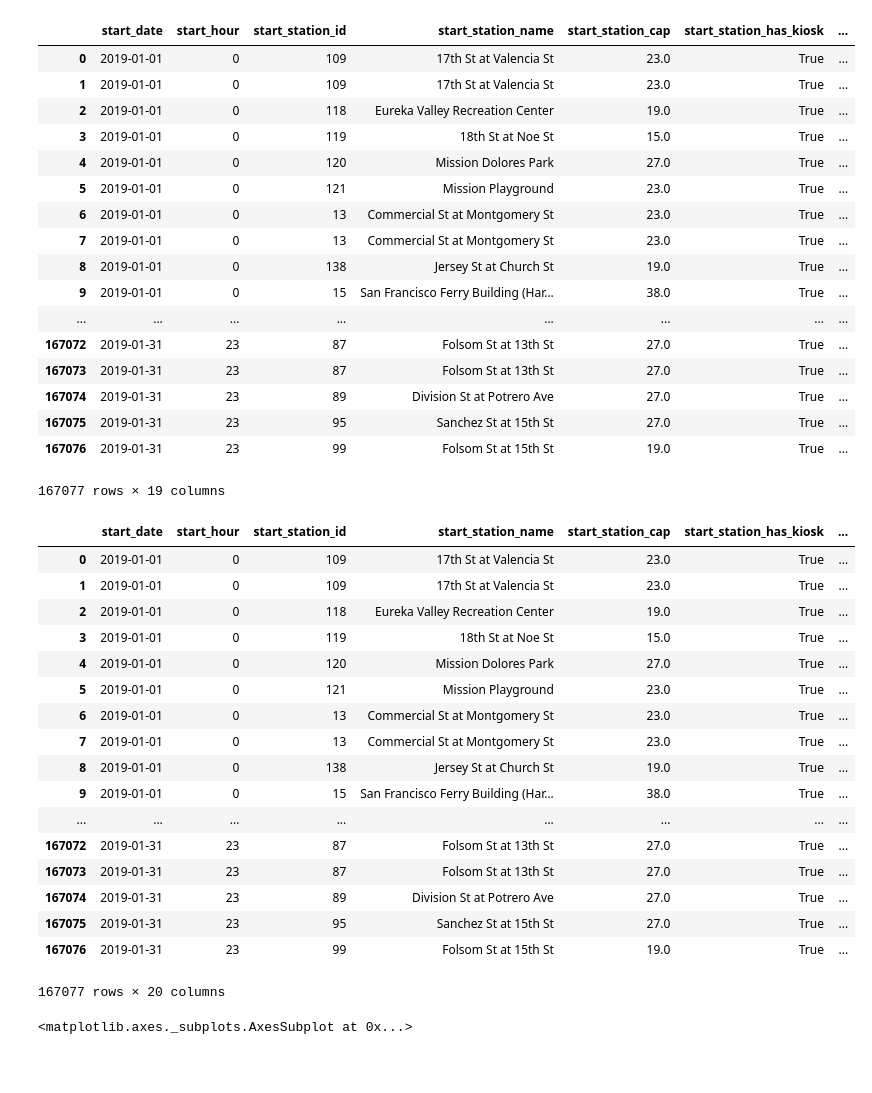
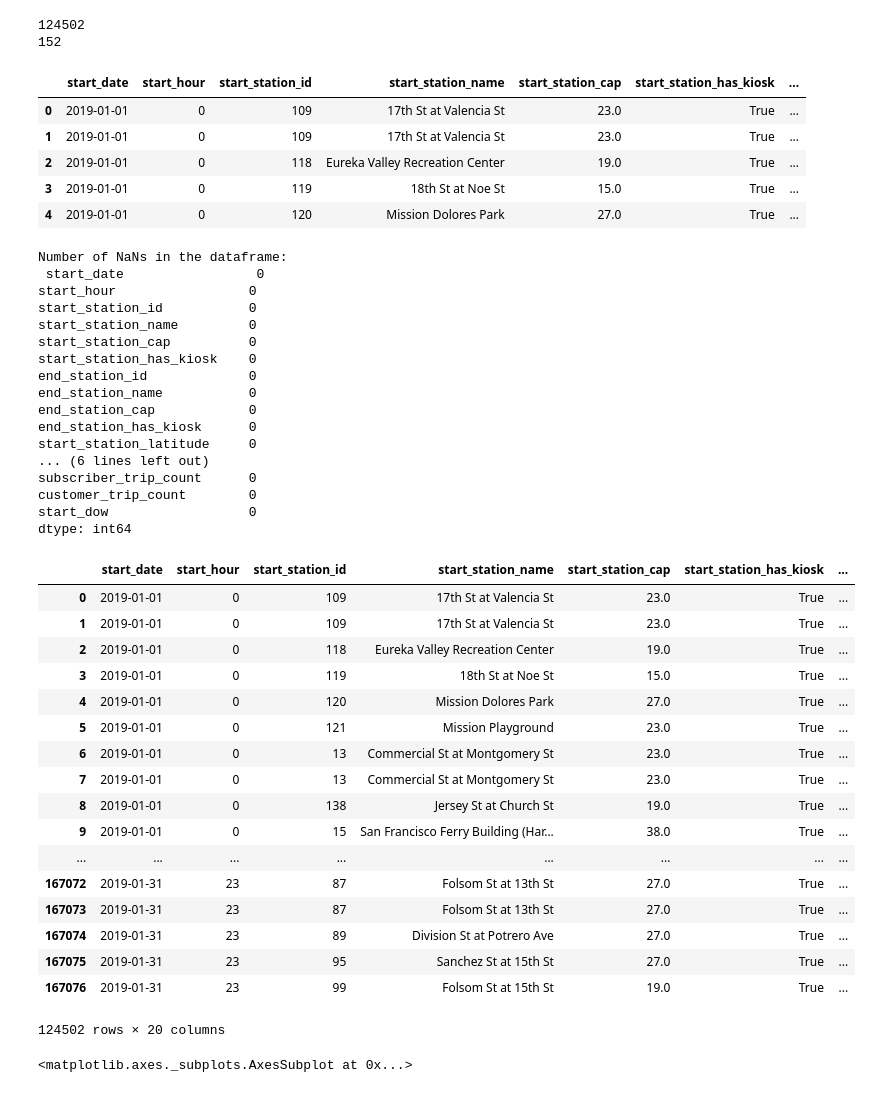
Before and after one commit to beomjundc/datax_bikeshare, a Jupyter notebook: model/prediction_trip_count.ipynb, the cells around one changed output. Cells and saved outputs as stored; diff of their text form; code cells hidden in the pictures; blank space fills up the shorter version.

```diff
--- a/model/prediction_trip_count.ipynb
+++ b/model/prediction_trip_count.ipynb
@@ -7,27 +7,40 @@ import matplotlib.pyplot as plt
 # %%
 # Read in the trip summary data
 file_path = '../data/trip_summary_201901.csv'
-trips = pd.read_csv(file_path)
-trips
+trips = pd.read_csv(file_path).dropna()
+print(len(trips))
+print(trips['start_station_id'].nunique())
+trips.head()
 # %% [output]
+124502
+152
 |  | start_date | start_hour | start_station_id | start_station_name | start_station_cap | start_station_has_kiosk | ... |
 | 0 | 2019-01-01 | 0 | 109 | 17th St at Valencia St | 23.0 | True | ... |
 | 1 | 2019-01-01 | 0 | 109 | 17th St at Valencia St | 23.0 | True | ... |
 | 2 | 2019-01-01 | 0 | 118 | Eureka Valley Recreation Center | 19.0 | True | ... |
 | 3 | 2019-01-01 | 0 | 119 | 18th St at Noe St | 15.0 | True | ... |
 | 4 | 2019-01-01 | 0 | 120 | Mission Dolores Park | 27.0 | True | ... |
-| 5 | 2019-01-01 | 0 | 121 | Mission Playground | 23.0 | True | ... |
-| 6 | 2019-01-01 | 0 | 13 | Commercial St at Montgomery St | 23.0 | True | ... |
-| 7 | 2019-01-01 | 0 | 13 | Commercial St at Montgomery St | 23.0 | True | ... |
-| 8 | 2019-01-01 | 0 | 138 | Jersey St at Church St | 19.0 | True | ... |
-| 9 | 2019-01-01 | 0 | 15 | San Francisco Ferry Building (Har... | 38.0 | True | ... |
-| ... | ... | ... | ... | ... | ... | ... | ... |
-| 167072 | 2019-01-31 | 23 | 87 | Folsom St at 13th St | 27.0 | True | ... |
-| 167073 | 2019-01-31 | 23 | 87 | Folsom St at 13th St | 27.0 | True | ... |
-| 167074 | 2019-01-31 | 23 | 89 | Division St at Potrero Ave | 27.0 | True | ... |
-| 167075 | 2019-01-31 | 23 | 95 | Sanchez St at 15th St | 27.0 | True | ... |
-| 167076 | 2019-01-31 | 23 | 99 | Folsom St at 15th St | 19.0 | True | ... |
-167077 rows × 19 columns
+# %%
+# Data quality checks
+print('Number of NaNs in the dataframe:\n', trips.isnull().sum())
+# %% [output]
+Number of NaNs in the dataframe:
+ start_date                 0
+start_hour                 0
+start_station_id           0
+start_station_name         0
+start_station_cap          0
+start_station_has_kiosk    0
+end_station_id             0
+end_station_name           0
+end_station_cap            0
+end_station_has_kiosk      0
+start_station_latitude     0
+... (6 lines left out)
+subscriber_trip_count      0
+customer_trip_count        0
+start_dow                  0
+dtype: int64
 # %%
 # Feature engineering
 trips['start_dow'] = trips['start_date'].apply(lambda x: dt.datetime.strptime(x, '%Y-%m-%d')).dt.weekday_name
@@ -50,7 +63,7 @@ trips
 | 167074 | 2019-01-31 | 23 | 89 | Division St at Potrero Ave | 27.0 | True | ... |
 | 167075 | 2019-01-31 | 23 | 95 | Sanchez St at 15th St | 27.0 | True | ... |
 | 167076 | 2019-01-31 | 23 | 99 | Folsom St at 15th St | 19.0 | True | ... |
-167077 rows × 20 columns
+124502 rows × 20 columns
 # %%
 # Plot trip counts by start_hour to check if timezone is correct
 
```
Also changed, not shown: parts of 7 cells of this notebook.
